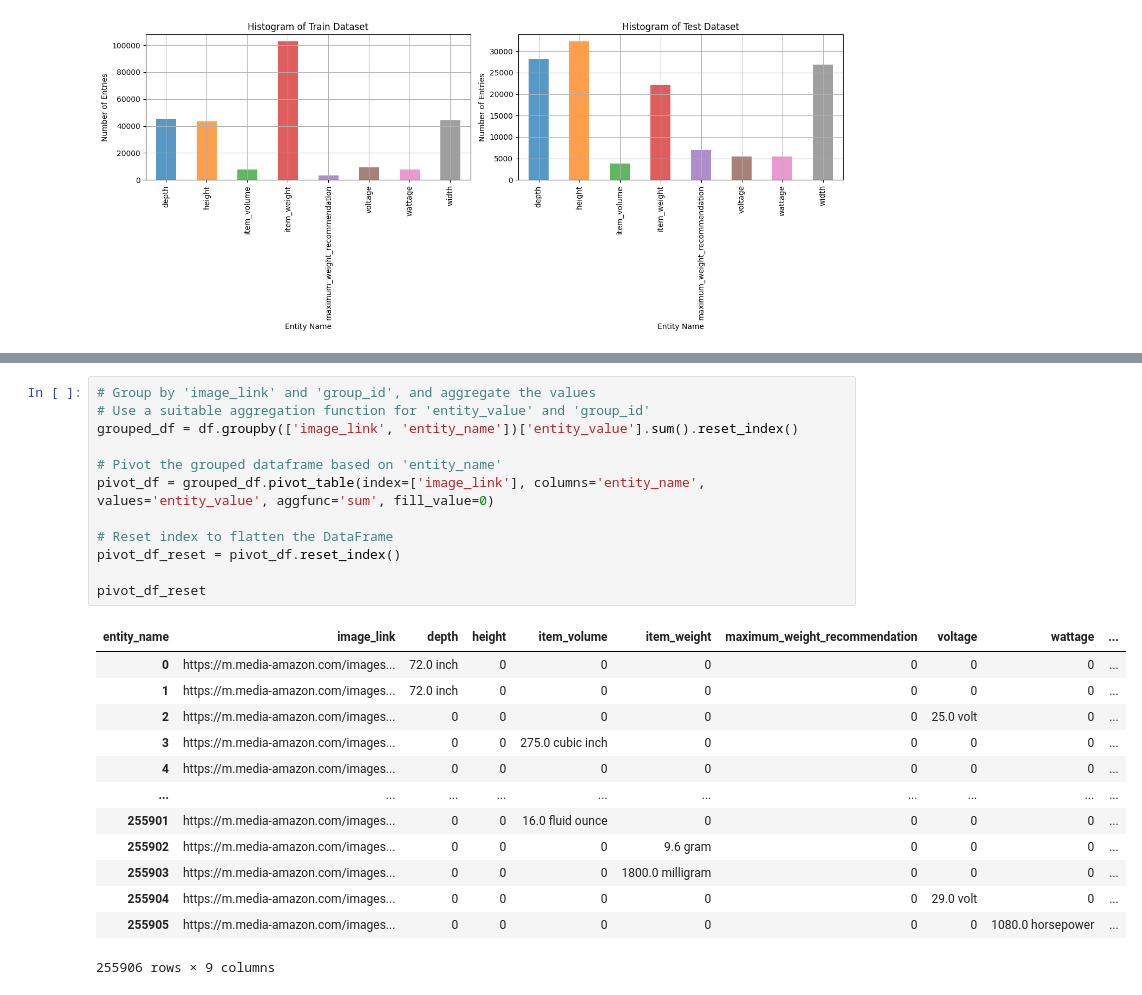
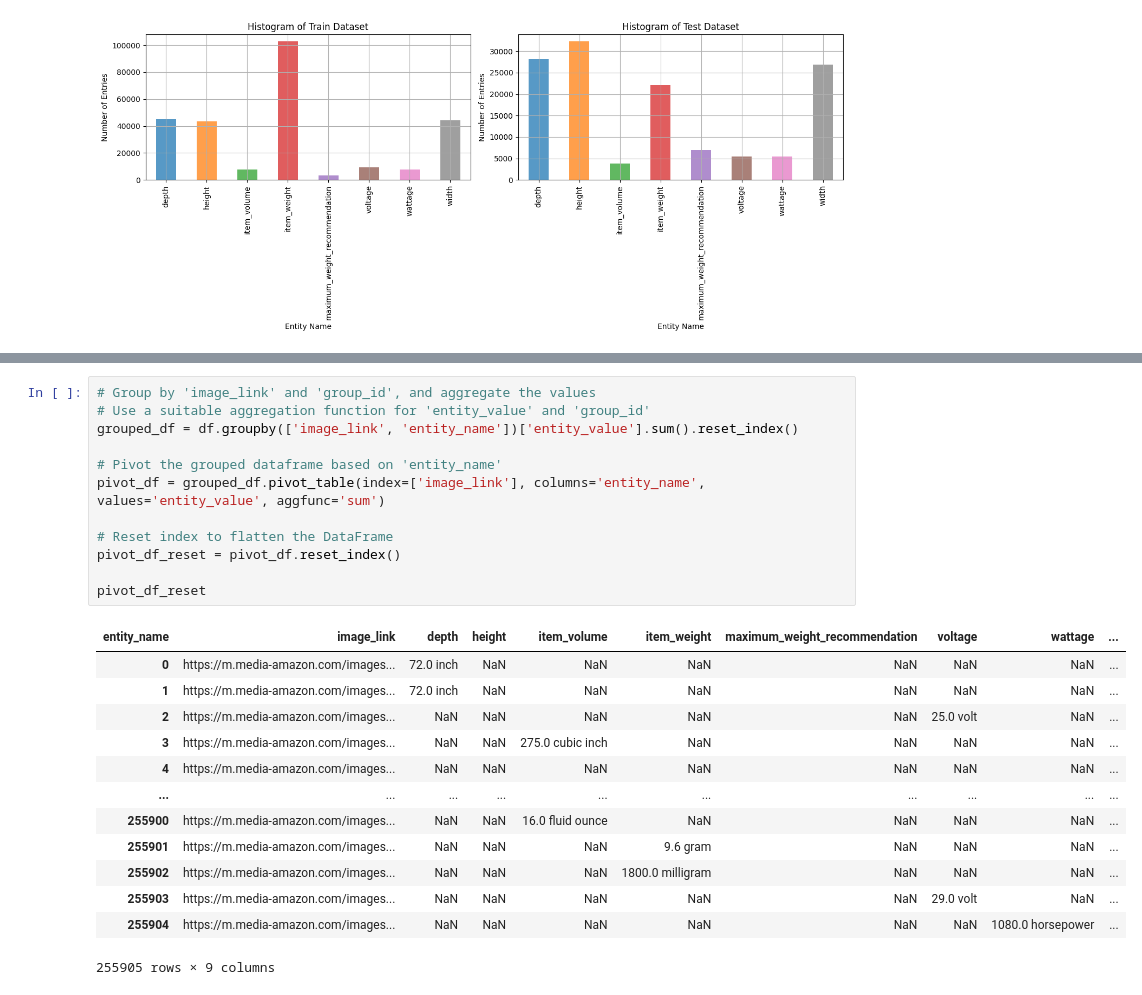
Before and after one commit to kanavgoyal898/tensors_AmazonMLChallenge, a Jupyter notebook: test.ipynb, the cells around one changed output, grey strips where cells are left out. Saved outputs shown, nothing was run; the diff lists cells and outputs as text.

```diff
--- a/test.ipynb
+++ b/test.ipynb
@@ -82,26 +103,26 @@ Number of unique values in the column image_link: 255906 / 263859
 # %%
 # Group by 'image_link' and 'group_id', and aggregate the values
 # Use a suitable aggregation function for 'entity_value' and 'group_id'
 grouped_df = df.groupby(['image_link', 'entity_name'])['entity_value'].sum().reset_index()
 
 # Pivot the grouped dataframe based on 'entity_name'
-pivot_df = grouped_df.pivot_table(index=['image_link'], columns='entity_name', values='entity_value', aggfunc='sum', fill_value=0)
+pivot_df = grouped_df.pivot_table(index=['image_link'], columns='entity_name', values='entity_value', aggfunc='sum')
 
 # Reset index to flatten the DataFrame
 pivot_df_reset = pivot_df.reset_index()
 
 pivot_df_reset
 # %% [output]
 | entity_name | image_link | depth | height | item_volume | item_weight | maximum_weight_recommendation | voltage | wattage | ... |
-| 0 | https://m.media-amazon.com/images... | 72.0 inch | 0 | 0 | 0 | 0 | 0 | 0 | ... |
-| 1 | https://m.media-amazon.com/images... | 72.0 inch | 0 | 0 | 0 | 0 | 0 | 0 | ... |
-| 2 | https://m.media-amazon.com/images... | 0 | 0 | 0 | 0 | 0 | 25.0 volt | 0 | ... |
-| 3 | https://m.media-amazon.com/images... | 0 | 0 | 275.0 cubic inch | 0 | 0 | 0 | 0 | ... |
-| 4 | https://m.media-amazon.com/images... | 0 | 0 | 0 | 0 | 0 | 0 | 0 | ... |
+| 0 | https://m.media-amazon.com/images... | 72.0 inch | NaN | NaN | NaN | NaN | NaN | NaN | ... |
+| 1 | https://m.media-amazon.com/images... | 72.0 inch | NaN | NaN | NaN | NaN | NaN | NaN | ... |
+| 2 | https://m.media-amazon.com/images... | NaN | NaN | NaN | NaN | NaN | 25.0 volt | NaN | ... |
+| 3 | https://m.media-amazon.com/images... | NaN | NaN | 275.0 cubic inch | NaN | NaN | NaN | NaN | ... |
+| 4 | https://m.media-amazon.com/images... | NaN | NaN | NaN | NaN | NaN | NaN | NaN | ... |
 | ... | ... | ... | ... | ... | ... | ... | ... | ... | ... |
-| 255901 | https://m.media-amazon.com/images... | 0 | 0 | 16.0 fluid ounce | 0 | 0 | 0 | 0 | ... |
-| 255902 | https://m.media-amazon.com/images... | 0 | 0 | 0 | 9.6 gram | 0 | 0 | 0 | ... |
-| 255903 | https://m.media-amazon.com/images... | 0 | 0 | 0 | 1800.0 milligram | 0 | 0 | 0 | ... |
-| 255904 | https://m.media-amazon.com/images... | 0 | 0 | 0 | 0 | 0 | 29.0 volt | 0 | ... |
-| 255905 | https://m.media-amazon.com/images... | 0 | 0 | 0 | 0 | 0 | 0 | 1080.0 horsepower | ... |
+| 255900 | https://m.media-amazon.com/images... | NaN | NaN | 16.0 fluid ounce | NaN | NaN | NaN | NaN | ... |
+| 255901 | https://m.media-amazon.com/images... | NaN | NaN | NaN | 9.6 gram | NaN | NaN | NaN | ... |
+| 255902 | https://m.media-amazon.com/images... | NaN | NaN | NaN | 1800.0 milligram | NaN | NaN | NaN | ... |
+| 255903 | https://m.media-amazon.com/images... | NaN | NaN | NaN | NaN | NaN | 29.0 volt | NaN | ... |
+| 255904 | https://m.media-amazon.com/images... | NaN | NaN | NaN | NaN | NaN | NaN | 1080.0 horsepower | ... |
-255906 rows × 9 columns
+255905 rows × 9 columns
```
Also changed, not shown: parts of 8 cells of this notebook, 7 other files.
